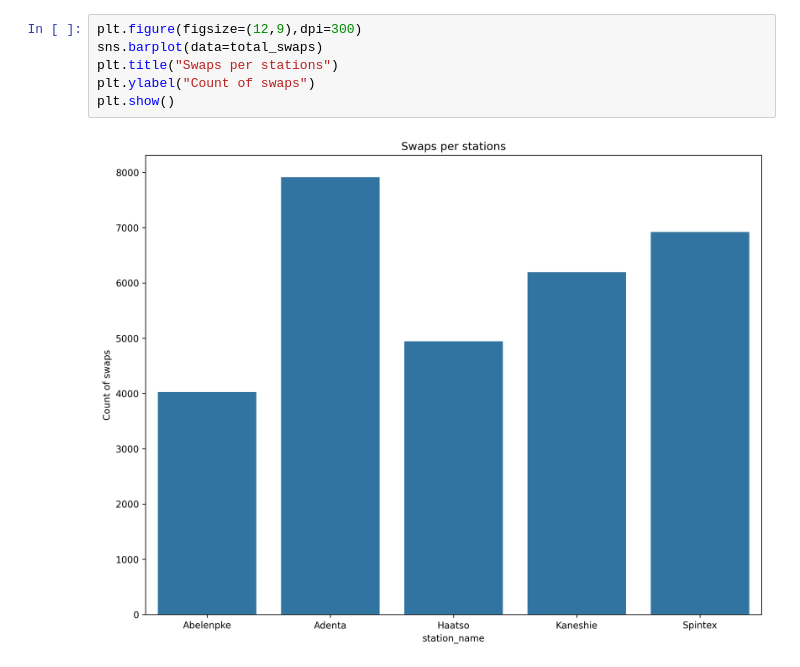
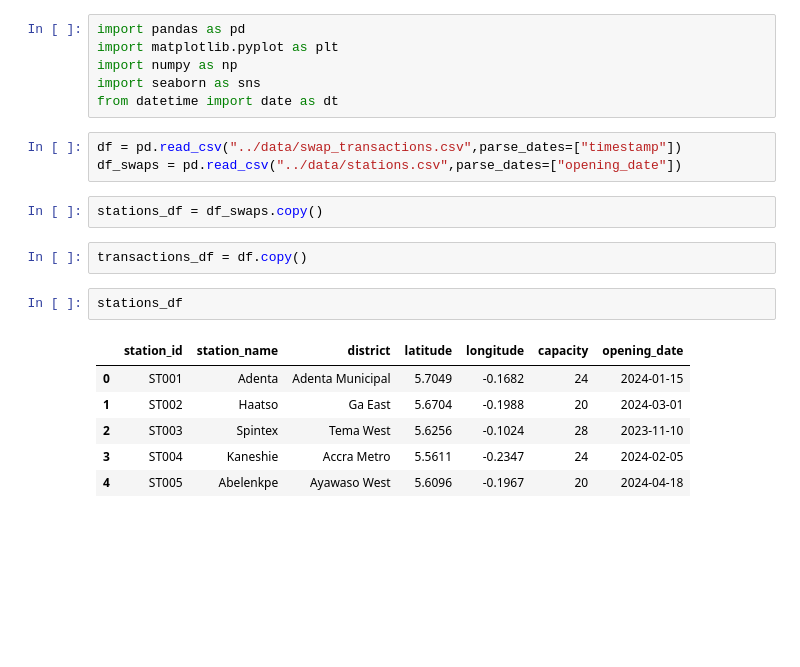
Before and after one commit to manafosman-dev/ev_swap_network_bi, a Jupyter notebook: notebooks/analytics.ipynb, the cells around one changed output. Cells and saved outputs as stored; diff of their text form; blank space fills up the shorter version.

```diff
--- a/notebooks/analytics.ipynb
+++ b/notebooks/analytics.ipynb
@@ -120,8 +1,22 @@ Name: station_id, dtype: int64
-# %%
-plt.figure(figsize=(12,9),dpi=300)
-sns.barplot(data=total_swaps)
-plt.title("Swaps per stations")
-plt.ylabel("Count of swaps")
-plt.show()
-# %% [output]
-[figure, removed]
+# %%
+import pandas as pd
+import matplotlib.pyplot as plt
+import numpy as np
+import seaborn as sns
+from datetime import date as dt
+# %%
+df = pd.read_csv("../data/swap_transactions.csv",parse_dates=["timestamp"])
+df_swaps = pd.read_csv("../data/stations.csv",parse_dates=["opening_date"])
+# %%
+stations_df = df_swaps.copy()
+# %%
+transactions_df = df.copy()
+# %%
+stations_df
+# %% [output]
+|  | station_id | station_name | district | latitude | longitude | capacity | opening_date |
+| 0 | ST001 | Adenta | Adenta Municipal | 5.7049 | -0.1682 | 24 | 2024-01-15 |
+| 1 | ST002 | Haatso | Ga East | 5.6704 | -0.1988 | 20 | 2024-03-01 |
+| 2 | ST003 | Spintex | Tema West | 5.6256 | -0.1024 | 28 | 2023-11-10 |
+| 3 | ST004 | Kaneshie | Accra Metro | 5.5611 | -0.2347 | 24 | 2024-02-05 |
+| 4 | ST005 | Abelenkpe | Ayawaso West | 5.6096 | -0.1967 | 20 | 2024-04-18 |
```
Also changed, not shown: parts of 29 cells of this notebook.
